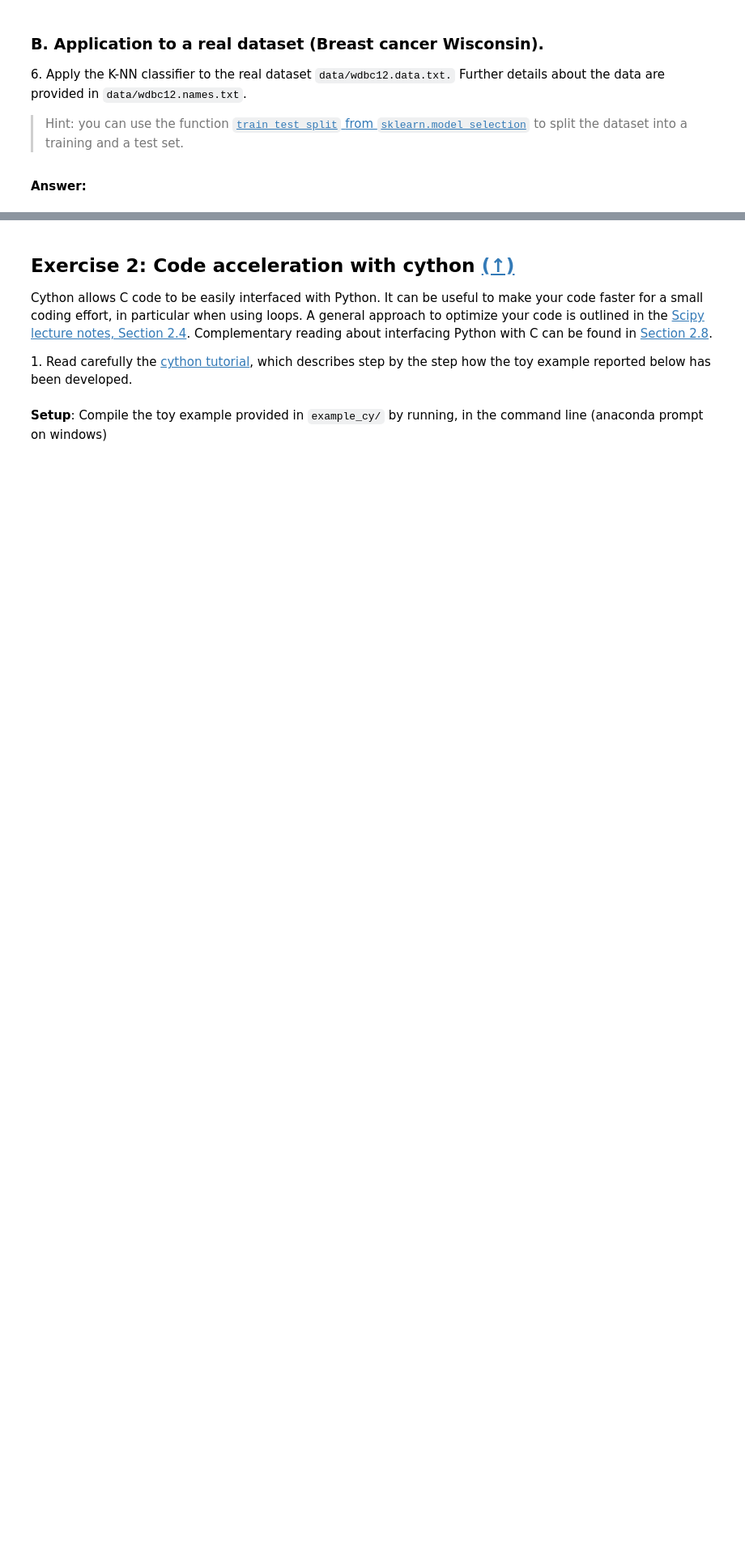
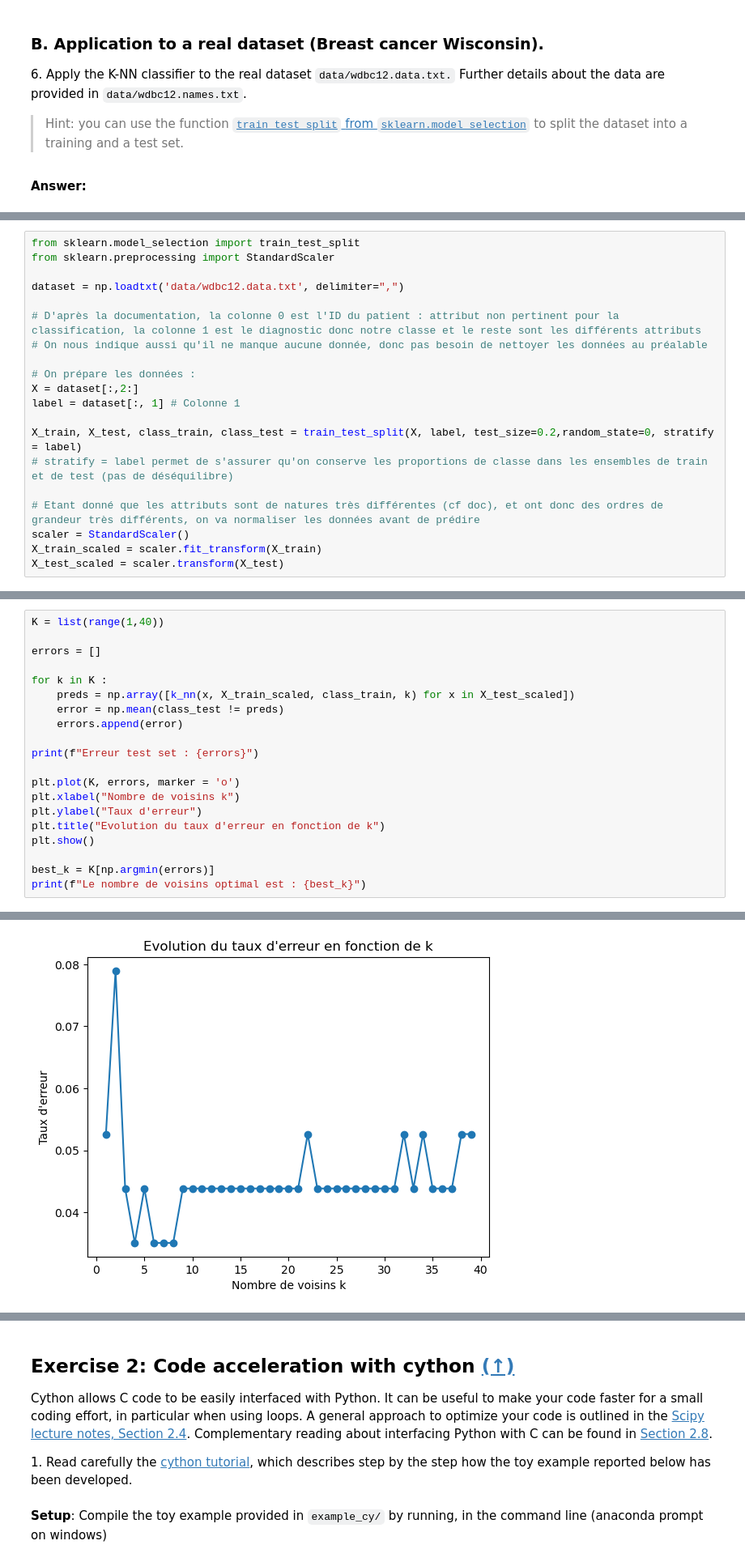
Before and after one commit to louiseamaladasse-a11y/python_sdia, a Jupyter notebook: Labs/Lab4/lab4.ipynb, the cells around one changed output, grey strips where cells are left out. Shown at 81% size. Drawn from its saved outputs; the diff is of its cells as text; blank space fills up the shorter version.

```diff
--- a/Labs/Lab4/lab4.ipynb
+++ b/Labs/Lab4/lab4.ipynb
@@ -156,0 +200,20 @@ array([2., 2., 2., 2., 1., 2., 2., 1., 2., 2., 2., 2., 2., 2., 1., 2., 2.,
+# %%
+from sklearn.model_selection import train_test_split
+from sklearn.preprocessing import StandardScaler
+
+dataset = np.loadtxt('data/wdbc12.data.txt', delimiter=",")
+
+# D'après la documentation, la colonne 0 est l'ID du patient : attribut non pertinent pour la classification, la colonne 1 est le diagnostic donc notre classe et le reste sont les différents attributs
+# On nous indique aussi qu'il ne manque aucune donnée, donc pas besoin de nettoyer les données au préalable
+
+# On prépare les données :
+X = dataset[:,2:]
+label = dataset[:, 1] # Colonne 1
+
+X_train, X_test, class_train, class_test = train_test_split(X, label, test_size=0.2,random_state=0, stratify = label)
+# stratify = label permet de s'assurer qu'on conserve les proportions de classe dans les ensembles de train et de test (pas de déséquilibre)
+
+# Etant donné que les attributs sont de natures très différentes (cf doc), et ont donc des ordres de grandeur très différents, on va normaliser les données avant de prédire
+scaler = StandardScaler()
+X_train_scaled = scaler.fit_transform(X_train)
+X_test_scaled = scaler.transform(X_test)
@@ -156,0 +222,21 @@ array([2., 2., 2., 2., 1., 2., 2., 1., 2., 2., 2., 2., 2., 2., 1., 2., 2.,
+# %%
+K = list(range(1,40))
+
+errors = []
+
+for k in K :
+    preds = np.array([k_nn(x, X_train_scaled, class_train, k) for x in X_test_scaled])
+    error = np.mean(class_test != preds)
+    errors.append(error)
+
+print(f"Erreur test set : {errors}")
+
+plt.plot(K, errors, marker = 'o')
+plt.xlabel("Nombre de voisins k")
+plt.ylabel("Taux d'erreur")
+plt.title("Evolution du taux d'erreur en fonction de k")
+plt.show()
+
+best_k = K[np.argmin(errors)]
+print(f"Le nombre de voisins optimal est : {best_k}")
+# %% [output]
@@ -156,0 +244 @@ array([2., 2., 2., 2., 1., 2., 2., 1., 2., 2., 2., 2., 2., 2., 1., 2., 2.,
+[figure, added]
```
Also changed, not shown: parts of 26 cells of this notebook, 5 other files.
